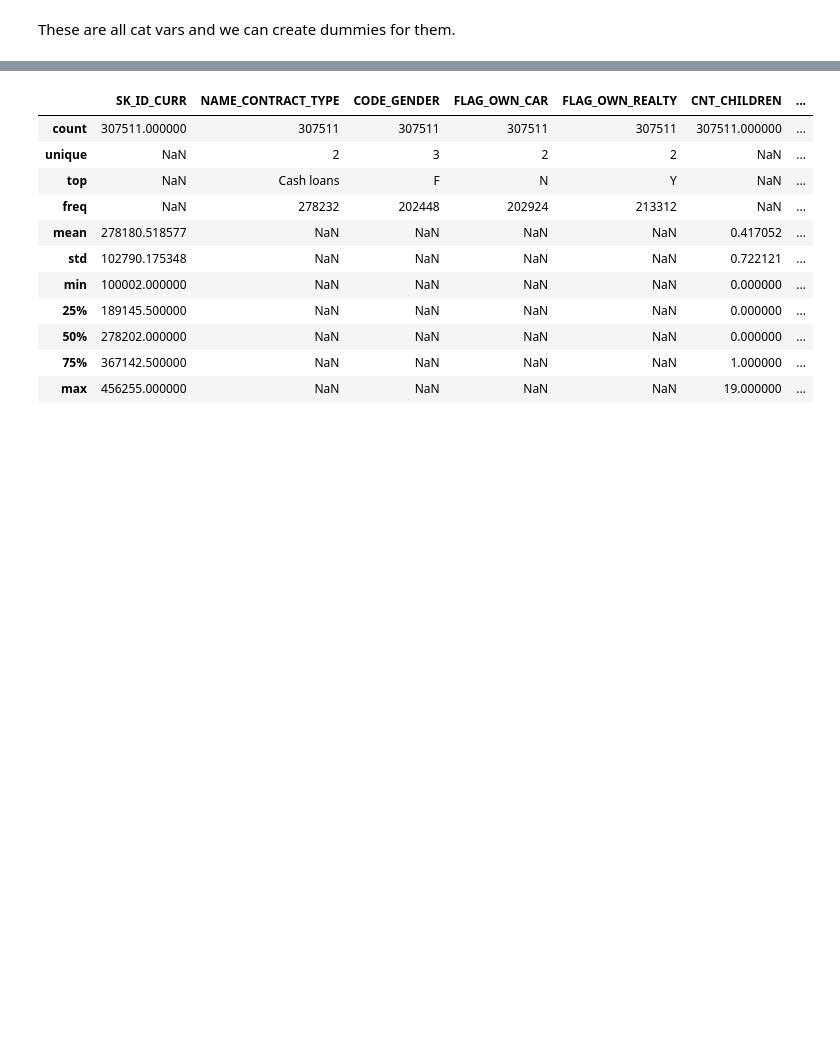
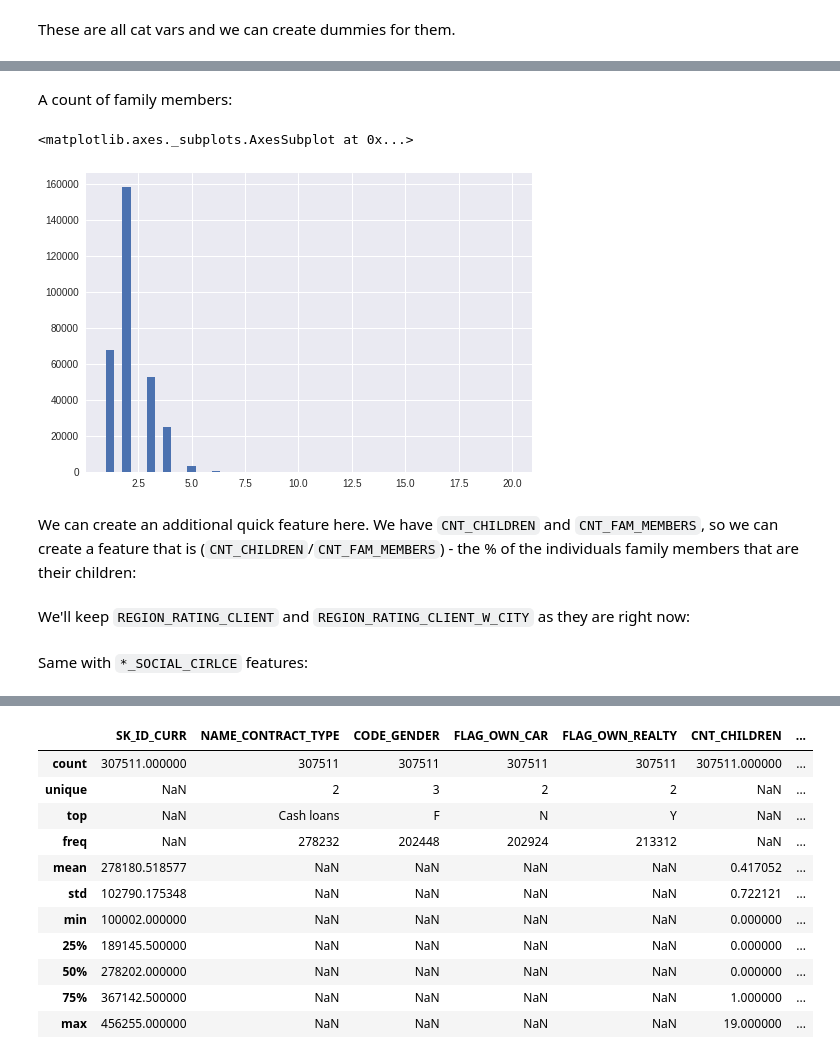
Before and after one commit to Edwardp17/home_credit, a Jupyter notebook: homecredit_xgb_featureengineering.ipynb, the cells around one changed output, grey strips where cells are left out. Cells and saved outputs as stored; diff of their text form; code cells hidden in the pictures; blank space fills up the shorter version.

```diff
--- a/homecredit_xgb_featureengineering.ipynb
+++ b/homecredit_xgb_featureengineering.ipynb
@@ -524,4 +448,4 @@ train_features.AMT_GOODS_PRICE.hist(bins=50)
 # %% [markdown]
 Also a skew.
 # %%
-med = train_features.AMT_GOODS_PRICE.median()
+train_features.AMT_GOODS_PRICE.fillna(train_features.AMT_GOODS_PRICE.median(), inplace=True)
@@ -528,2 +456,0 @@ med = train_features.AMT_GOODS_PRICE.median()
-# %%
-train_features.AMT_GOODS_PRICE = train_features.AMT_GOODS_PRICE.apply(lambda x: med if x*0 != 0 else x)
@@ -700,8 +623,10 @@ current_cols = ['REGION_POPULATION_RELATIVE',\
 # %%
 for col in current_cols:
 
-  med = train_features[col].median()
+  if type(train_features[col][0]) == str:
 
-  train_features[col] = train_features[col].apply(lambda x: med if x*0 != 0 else x)
+    cat_vars.append(col)
 
-  num_vars.append(col)
+  else:
+
+    num_vars.append(col)
@@ -713,0 +659,2 @@ See the caveats in the documentation: http://pandas.pydata.org/pandas-docs/stabl
+# %%
+train_features['HAVE_CAR_AGE'] = train_features['OWN_CAR_AGE'].apply(lambda x: 1 if x*0 == 0 else 0)
@@ -713,0 +681,9 @@ See the caveats in the documentation: http://pandas.pydata.org/pandas-docs/stabl
+# %% [markdown]
+A count of family members:
+# %%
+train_features.CNT_FAM_MEMBERS.hist(bins=50)
+# %% [output]
+<matplotlib.axes._subplots.AxesSubplot at 0x...>
+[figure, added]
+# %% [markdown]
+We can create an additional quick feature here. We have `CNT_CHILDREN` and `CNT_FAM_MEMBERS`, so we can create a feature that is (`CNT_CHILDREN`/`CNT_FAM_MEMBERS`) - the % of the individuals family members that are their children:
@@ -713,0 +694,2 @@ See the caveats in the documentation: http://pandas.pydata.org/pandas-docs/stabl
+# %% [markdown]
+We'll keep `REGION_RATING_CLIENT` and `REGION_RATING_CLIENT_W_CITY` as they are right now:
@@ -713,0 +698,2 @@ See the caveats in the documentation: http://pandas.pydata.org/pandas-docs/stabl
+# %% [markdown]
+Same with `*_SOCIAL_CIRLCE` features:
```
Also changed, not shown: parts of 62 cells of this notebook.
